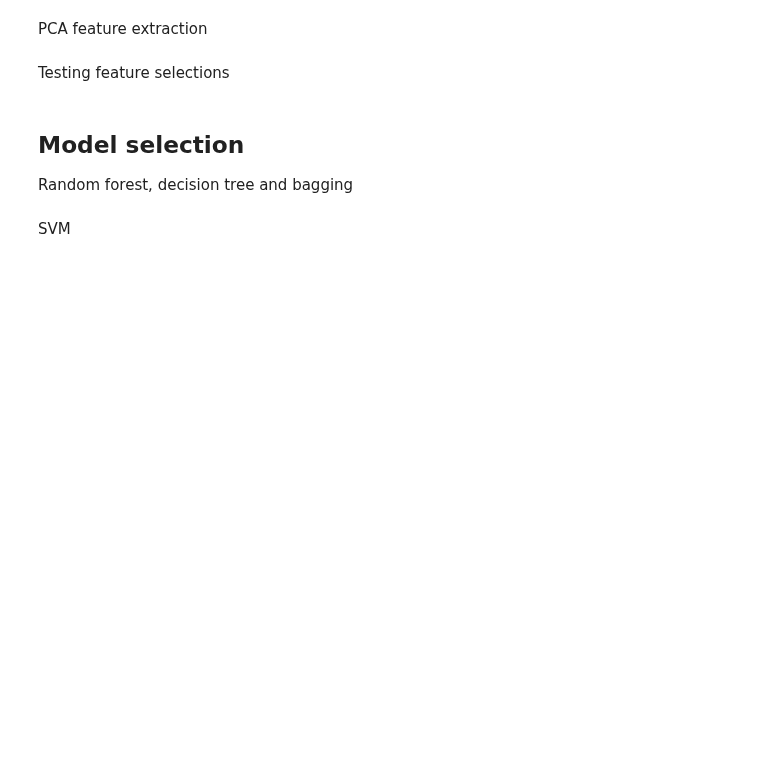
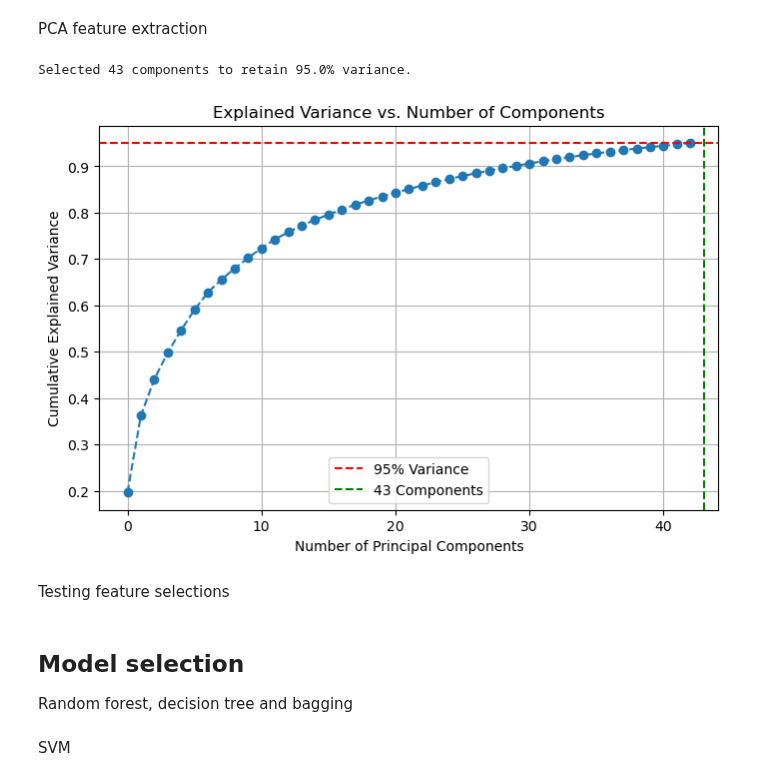
Before and after one commit to zvanraak/TM10007-machine-learning-2025-group-5, a Jupyter notebook: assignment.ipynb, the cells around one changed output. Saved outputs shown, nothing was run; the diff lists cells and outputs as text; code cells hidden in the pictures; blank space fills up the shorter version.

```diff
--- a/assignment.ipynb
+++ b/assignment.ipynb
@@ -541,9 +562,9 @@ def y_numeric(y_train, y_test):
 # %% [markdown]
 Optimization based feature selection: LASSO
 # %%
-# X_scaled_standard_train = scaler_standardized (X_train, X_test) is this necessary?
+X_scaled_standard_train, X_scaled_standard_test = scaler_standardized (X_train, X_test)
 
-def lasso_fs(X_scaled_standard_train):
+def lasso_fs(X_scaled_standard_train, X_scaled_standard_test, y_train_numeric):
     """
     Performs optimization based feature selection using Lasso regression.
 
@@ -587,7 +608,7 @@ def lasso_fs(X_scaled_standard_train):
     # Select features
     selector = SelectFromModel(lasso, prefit=True)
     X_train_selected = selector.transform(X_scaled_standard_train)
-    X_test_selected = selector.transform(X_scaled_standard_train)
+    X_test_selected = selector.transform(X_scaled_standard_test)
 
     # Get selected feature indices and names
     selected_features = np.where(selector.get_support())[0]
@@ -597,8 +618,7 @@ def lasso_fs(X_scaled_standard_train):
     return best_alpha, X_train_selected, X_test_selected, selected_feature_names, n_features
 
 # Capture the return values when calling the function
-best_alpha, X_train_sel, X_test_sel, selected_feature_names, n_features = lasso_fs(X_scaled_standard_train)
-
+best_alpha, X_train_sel, X_test_sel, selected_feature_names, n_features = lasso_fs(X_scaled_standard_train, X_scaled_standard_test, y_train_numeric)
 # Print the captured values in the global scope
 print(f"Best alpha found: {best_alpha}")
 print("Selected Features:", selected_feature_names)
@@ -606,46 +637,61 @@ print(f"N features found: {n_features}")
 # %% [markdown]
 PCA feature extraction
 # %%
-best_alpha, X_train_sel, X_test_sel, selected_feature_names, n_features = lasso_fs(X_scaled_standard_train)
+X_scaled_standard_train, X_scaled_standard_test = scaler_standardized (X_train, X_test)
+best_alpha, X_train_sel, X_test_sel, selected_feature_names, n_features = lasso_fs(X_scaled_standard_train, X_scaled_standard_test, y_train_numeric)
 
-def PCA_fs(X_scaled_robust_train, X_scaled_robust_test, n_features):
+def PCA_fs(X_scaled_standard_train, X_scaled_standard_test, target_variance=0.95):
     """
     Performs Principal Component Analysis (PCA) for feature reduction.
 
     This function applies PCA to reduce the dimensionality of the input data,
     transforming the training and test datasets to a lower number of features
     (specified by `n_features`), while retaining as much variance as possible.
 
     Args:
         n_features (int):
             The number of principal components to retain after performing PCA.
             Based on the number of features of Lasso.
 
     Returns:
         tuple: A tuple containing:
             - `X_scaled_standard_train_PCA` (np.ndarray): The transformed training dataset with reduced features.
             - `X_scaled_standard_test_PCA` (np.ndarray): The transformed test dataset with reduced features.
 
     Notes:
         - The function assumes `X_scaled_robust_train` and `X_scaled_robust_test` are predefined globally.
         - The function applies the same transformation to both the training and test datasets,
           ensuring that the test set is projected into the same lower-dimensional space as the training set.
     """
-    pca = PCA(n_components=n_features)
-    X_train_PCA = pca.fit_transform(X_scaled_robust_train)
-    X_test_PCA = pca.transform(X_scaled_robust_test)  # Use the same transformation
-    return X_train_PCA, X_test_PCA
+    pca = PCA(n_components=target_variance) # TODO: explain why 95% variance should be retained
+    X_train_PCA = pca.fit_transform(X_scaled_standard_train)
+    X_test_PCA = pca.transform(X_scaled_standard_test)  # Use the same transformation
+
+    # Determine how many components were selected
+    n_components_selected = pca.n_components_
+
+    print(f"Selected {n_components_selected} components to retain {target_variance*100}% variance.")
+
+    return pca, X_train_PCA, X_test_PCA, n_components_selected
 
 # Assuming you already have the transformed PCA data
-X_train_pca, X_test_pca = PCA_fs(X_scaled_robust_train, X_scaled_robust_test, n_features=7)
-best_alpha, X_train_sel, X_test_sel, selected_feature_names, n_features = lasso_fs(X_scaled_standard_train)
+pca, X_train_pca, X_test_pca, n_components_selected = PCA_fs(X_scaled_standard_train, X_scaled_standard_test, target_variance=0.95)
+best_alpha, X_train_sel, X_test_sel, selected_feature_names, n_features = lasso_fs(X_scaled_standard_train, X_scaled_standard_test, y_train_numeric)
 
-# Plotting the first two principal components of the training data
-plt.scatter(X_train_pca[:, 0], X_train_pca[:, 1], c=y_train_numeric)
-plt.title('PCA - Training Data')
-plt.xlabel(selected_feature_names[0])
-plt.ylabel(selected_feature_names[1])
+# Plot the cumulative variance versus the number of components
+plt.figure(figsize=(8,5))
+plt.plot(np.cumsum(pca.explained_variance_ratio_), marker='o', linestyle='--')
+plt.axhline(y=0.95, color='r', linestyle='--', label="95% Variance")
+plt.axvline(x=n_components_selected, color='g', linestyle='--', label=f"{n_components_selected} Components")
+plt.xlabel('Number of Principal Components')
+plt.ylabel('Cumulative Explained Variance')
+plt.title('Explained Variance vs. Number of Components')
+plt.legend()
+plt.grid()
 plt.show()
+# %% [output]
+Selected 43 components to retain 95.0% variance.
+[figure, added]
 # %% [markdown]
 Testing feature selections
 # %%
```
Also changed, not shown: parts of 5 cells of this notebook.
